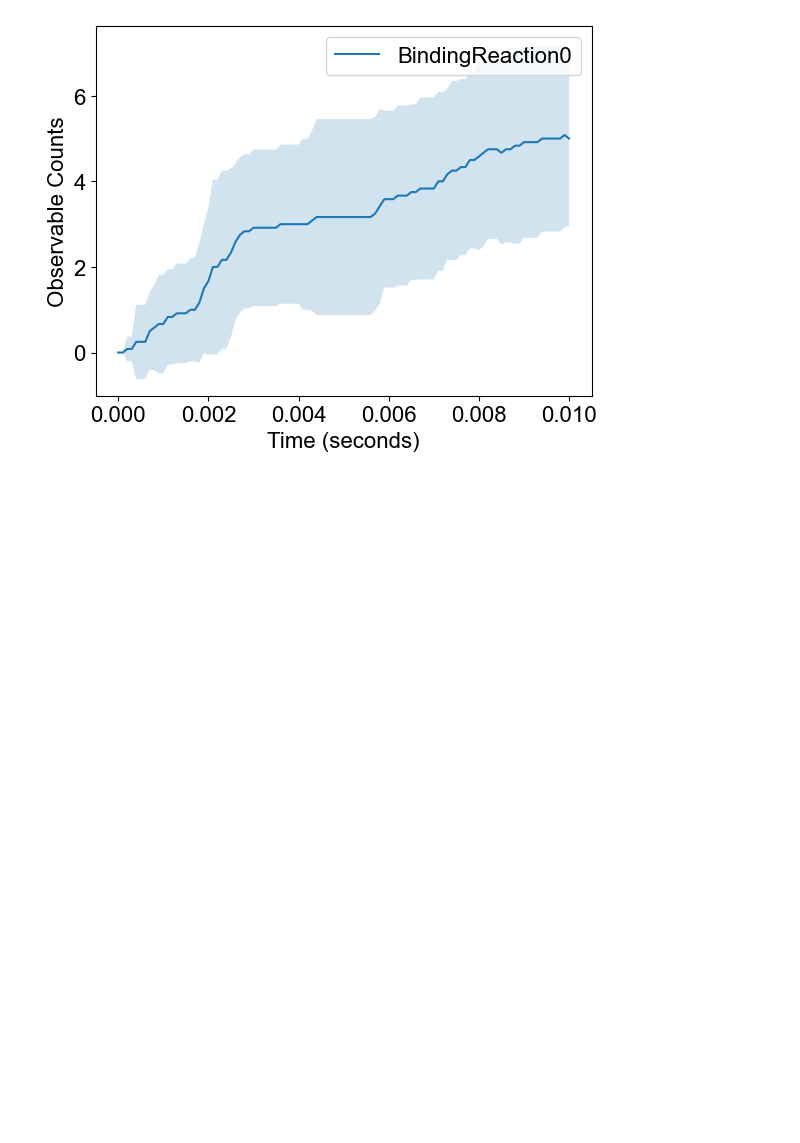
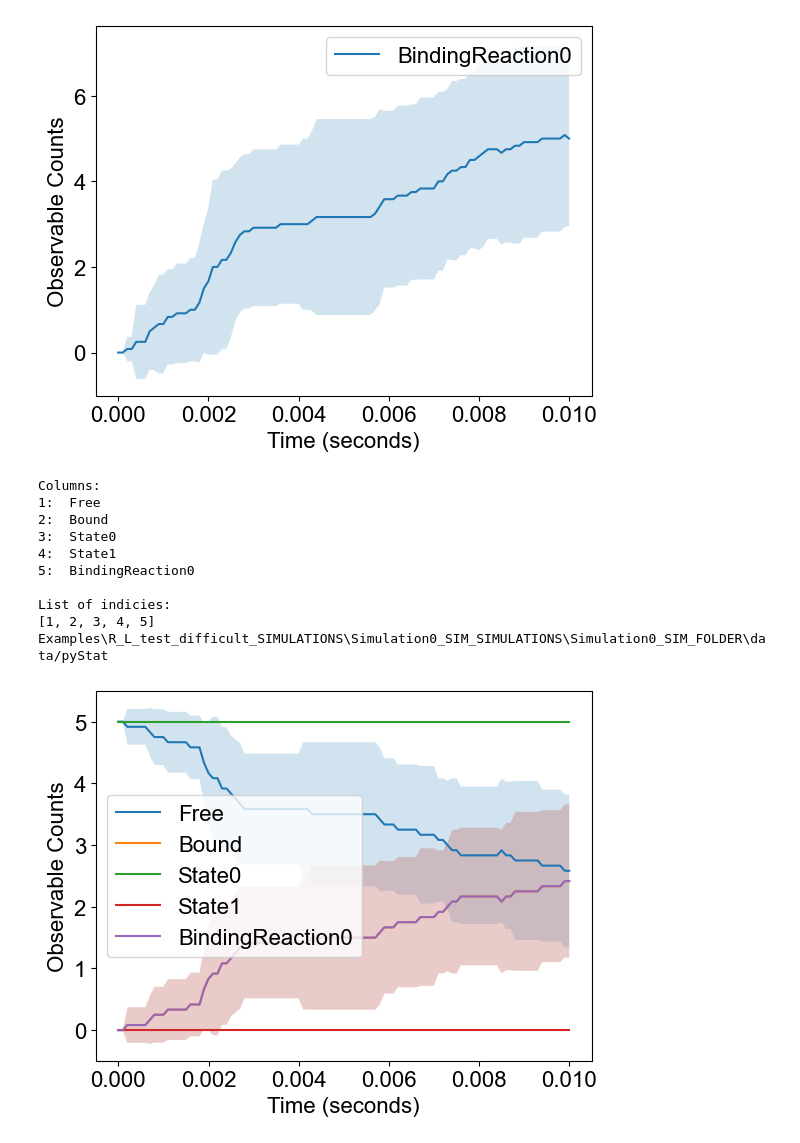
Before and after one commit to MolClustPy/SpringSaLaD-Python-Viz, a Jupyter notebook: demo.ipynb, the cells around one changed output. Drawn from its saved outputs; the diff is of its cells as text; code cells hidden in the pictures; blank space fills up the shorter version.

```diff
--- a/demo.ipynb
+++ b/demo.ipynb
@@ -48,3 +49,19 @@ Plotter.stdevPlots(path)
 # %% [output]
 Examples\R_L_test_difficult_SIMULATIONS\Simulation0_SIM_SIMULATIONS\Simulation0_SIM_FOLDER\data/pyStat
 [figure]
+# %%
+path = data_file_finder(search_directory, ['data'], 'Site_2_0')
+column_info(path)
+Plotter.stdevPlots(path)
+# %% [output]
+Columns:
+1:  Free
+2:  Bound
+3:  State0
+4:  State1
+5:  BindingReaction0
+
+List of indicies:
+[1, 2, 3, 4, 5]
+Examples\R_L_test_difficult_SIMULATIONS\Simulation0_SIM_SIMULATIONS\Simulation0_SIM_FOLDER\data/pyStat
+[figure, added]
```
Also changed, not shown: parts of 4 cells of this notebook, 12 other files.
